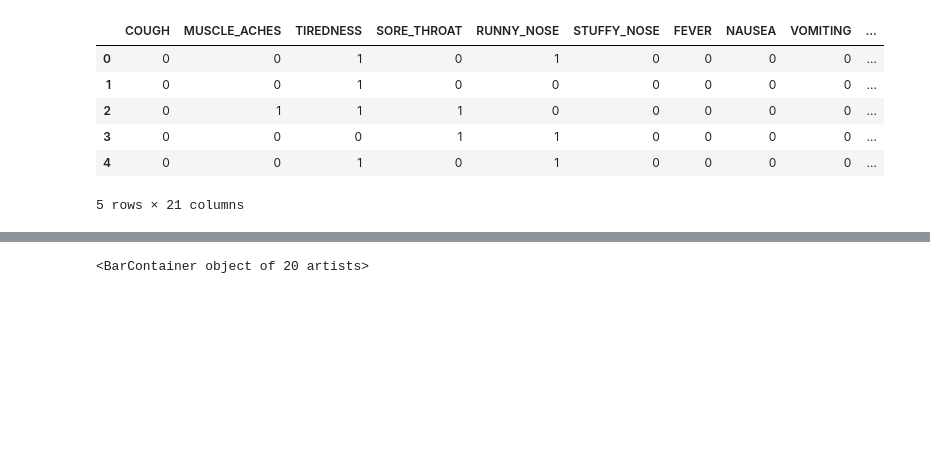
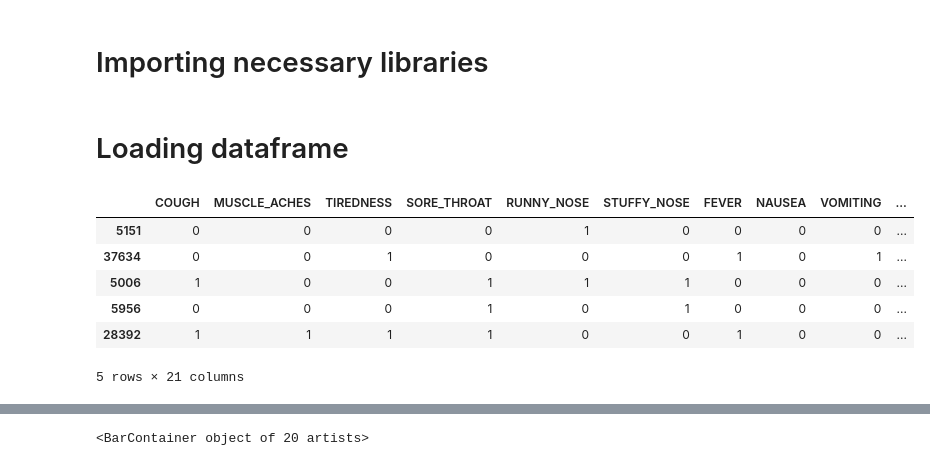
Before and after one commit to IohanSardinha/FEUP_IART, a Jupyter notebook: Trab 2/covid.ipynb, the cells around one changed output, grey strips where cells are left out. Cells and saved outputs as stored; diff of their text form; code cells hidden in the pictures; blank space fills up the shorter version.

```diff
--- a/Trab 2/covid.ipynb
+++ b/Trab 2/covid.ipynb
@@ -1,2 +1,4 @@
+# %% [markdown]
+# Importing necessary libraries
 # %%
 %matplotlib inline
@@ -9,11 +14,13 @@ import seaborn as sb
+# %% [markdown]
+# Loading dataframe
 # %%
 deseases = pd.read_csv("large_data.csv")
-deseases.head()
+deseases.sample(frac=1).head()
 # %% [output]
 |  | COUGH | MUSCLE_ACHES | TIREDNESS | SORE_THROAT | RUNNY_NOSE | STUFFY_NOSE | FEVER | NAUSEA | VOMITING | ... |
-| 0 | 0 | 0 | 1 | 0 | 1 | 0 | 0 | 0 | 0 | ... |
-| 1 | 0 | 0 | 1 | 0 | 0 | 0 | 0 | 0 | 0 | ... |
-| 2 | 0 | 1 | 1 | 1 | 0 | 0 | 0 | 0 | 0 | ... |
-| 3 | 0 | 0 | 0 | 1 | 1 | 0 | 0 | 0 | 0 | ... |
-| 4 | 0 | 0 | 1 | 0 | 1 | 0 | 0 | 0 | 0 | ... |
+| 5151 | 0 | 0 | 0 | 0 | 1 | 0 | 0 | 0 | 0 | ... |
+| 37634 | 0 | 0 | 1 | 0 | 0 | 0 | 1 | 0 | 1 | ... |
+| 5006 | 1 | 0 | 0 | 1 | 1 | 1 | 0 | 0 | 0 | ... |
+| 5956 | 0 | 0 | 0 | 1 | 0 | 1 | 0 | 0 | 0 | ... |
+| 28392 | 1 | 1 | 1 | 1 | 0 | 0 | 1 | 0 | 0 | ... |
 5 rows × 21 columns
```
Also changed, not shown: parts of 36 cells of this notebook.
